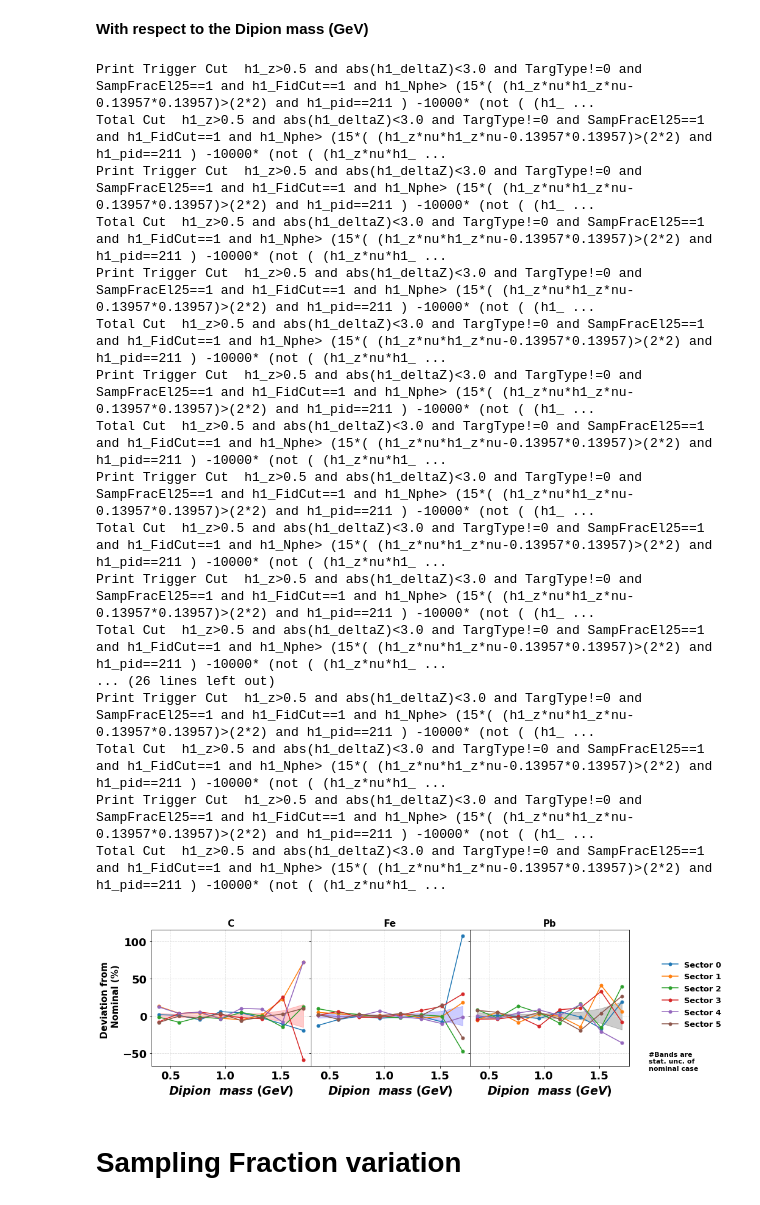
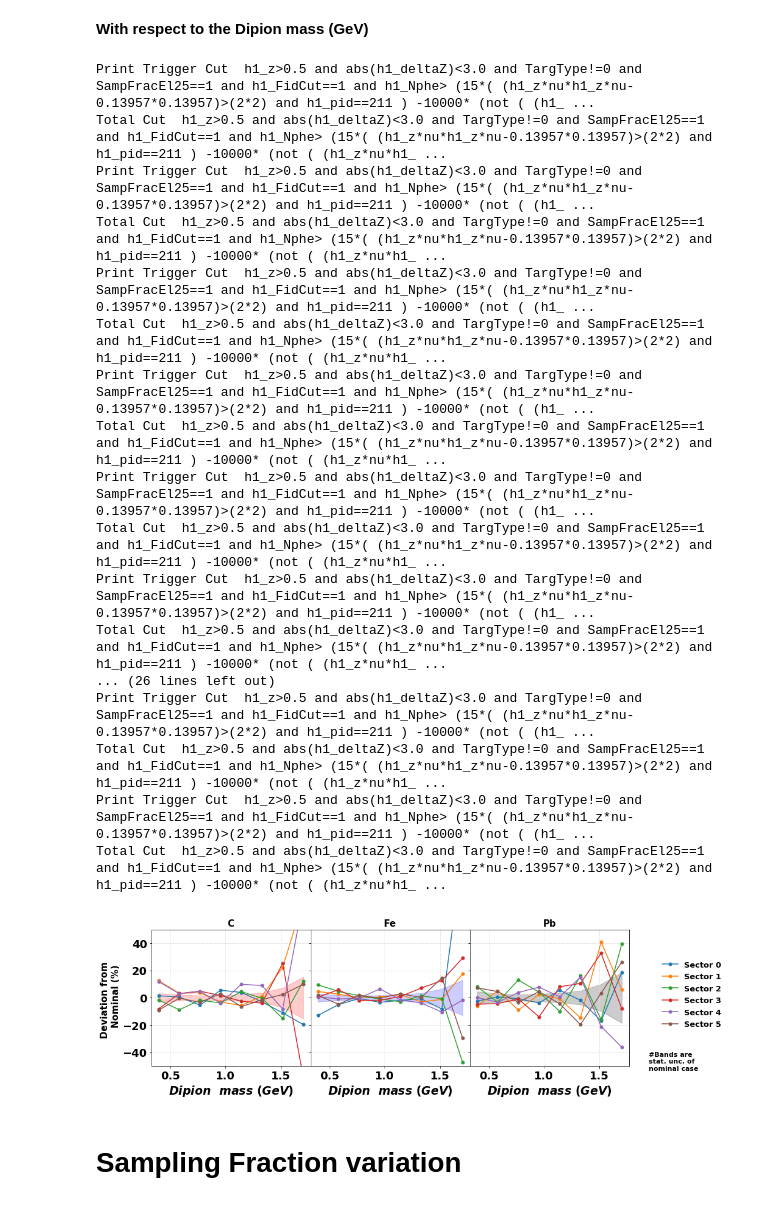
Before and after one commit to smoranvas/di-hadron, a Jupyter notebook: systStudies.ipynb, the cells around one changed output. Drawn from its saved outputs; the diff is of its cells as text; code cells hidden in the pictures.

```diff
--- a/systStudies.ipynb
+++ b/systStudies.ipynb
@@ -649,12 +649,12 @@ colorBands=['red','blue','black']
 tmp_label=['Sector 0','Sector 1','Sector 2','Sector 3','Sector 4','Sector 5']
 p_thr=2.7
 Nphe_thr=15
-Nphe_h1_cut='h1_Nphe> (%d*( (h1_z*nu*h1_z*nu-0.13957*0.13957)>(%d*%d) and h1_pid==211 ) -10000* (not ( (h1_z*nu*h1_z*nu-0.13957*0.13957)>(%d*%d) and h1_pid==211 ) ) )'%(Nphe_thr,p_thr,p_thr,p_thr,p_thr)
-Nphe_h2_cut='h2_Nphe> (%d*( (h2_z*nu*h2_z*nu-0.13957*0.13957)>(%d*%d) and h2_pid==211 ) -10000* (not ( (h2_z*nu*h2_z*nu-0.13957*0.13957)>(%d*%d) and h2_pid==211 ) ) )'%(Nphe_thr,p_thr,p_thr,p_thr,p_thr)
-Chi2CC_h1_cut='h1_Chi2CC < (0.08726*( (h1_z*nu*h1_z*nu-0.13957*0.13957)>(%d*%d) and h1_pid==211 ) +10000* (not ( (h1_z*nu*h1_z*nu-0.13957*0.13957)>(%d*%d) and h1_pid==211 ) ) )'%(p_thr,p_thr,p_thr,p_thr)
-Chi2CC_h2_cut='h2_Chi2CC < (0.08726*( (h2_z*nu*h2_z*nu-0.13957*0.13957)>(%d*%d) and h2_pid==211 ) +10000* (not ( (h2_z*nu*h2_z*nu-0.13957*0.13957)>(%d*%d) and h2_pid==211 ) ) )'%(p_thr,p_thr,p_thr,p_thr)
-StatCC_h1_cut='h1_StatCC>((( (h1_z*nu*h1_z*nu-0.13957*0.13957)>(%d*%d) and h1_pid==211 ) -1 ))'%(p_thr,p_thr)
-StatCC_h2_cut='h2_StatCC>((( (h2_z*nu*h2_z*nu-0.13957*0.13957)>(%d*%d) and h2_pid==211 ) -1 ))'%(p_thr,p_thr)
+Nphe_h1_cut='h1_Nphe> (%d*( (h1_z*nu*h1_z*nu-0.13957*0.13957)>(%f*%f) and h1_pid==211 ) -10000* (not ( (h1_z*nu*h1_z*nu-0.13957*0.13957)>(%f*%f) and h1_pid==211 ) ) )'%(Nphe_thr,p_thr,p_thr,p_thr,p_thr)
+Nphe_h2_cut='h2_Nphe> (%d*( (h2_z*nu*h2_z*nu-0.13957*0.13957)>(%f*%f) and h2_pid==211 ) -10000* (not ( (h2_z*nu*h2_z*nu-0.13957*0.13957)>(%f*%f) and h2_pid==211 ) ) )'%(Nphe_thr,p_thr,p_thr,p_thr,p_thr)
+Chi2CC_h1_cut='h1_Chi2CC < (0.08726*( (h1_z*nu*h1_z*nu-0.13957*0.13957)>(%f*%f) and h1_pid==211 ) +10000* (not ( (h1_z*nu*h1_z*nu-0.13957*0.13957)>(%f*%f) and h1_pid==211 ) ) )'%(p_thr,p_thr,p_thr,p_thr)
+Chi2CC_h2_cut='h2_Chi2CC < (0.08726*( (h2_z*nu*h2_z*nu-0.13957*0.13957)>(%f*%f) and h2_pid==211 ) +10000* (not ( (h2_z*nu*h2_z*nu-0.13957*0.13957)>(%f*%f) and h2_pid==211 ) ) )'%(p_thr,p_thr,p_thr,p_thr)
+StatCC_h1_cut='h1_StatCC>((( (h1_z*nu*h1_z*nu-0.13957*0.13957)>(%f*%f) and h1_pid==211 ) -1 ))'%(p_thr,p_thr)
+StatCC_h2_cut='h2_StatCC>((( (h2_z*nu*h2_z*nu-0.13957*0.13957)>(%f*%f) and h2_pid==211 ) -1 ))'%(p_thr,p_thr)
 
 pair_cut_nom  ='and h1_z>0.5 and abs(h2_deltaZ)<3.0 and abs(h1_deltaZ)<3.0 and TargType!=0 and SampFracEl25==1 and h1_FidCut==1 and h2_FidCut==1 and %s and %s and %s and %s and %s and %s'%(Nphe_h1_cut, Nphe_h2_cut,Chi2CC_h1_cut,Chi2CC_h2_cut,StatCC_h1_cut, StatCC_h2_cut)
 trigger_cut_nom   ='h1_z>0.5 and abs(h1_deltaZ)<3.0 and TargType!=0 and SampFracEl25==1 and h1_FidCut==1 and %s and %s and %s  '%(Nphe_h1_cut, Chi2CC_h1_cut,StatCC_h1_cut)
@@ -745,6 +745,7 @@ for i,j in enumerate(['C','Fe','Pb']):
     axs[i].set_title('%s'%j,fontsize=15,fontweight="bold")
     axs[i].set_xlabel('$z_{2}$',fontsize=19,fontweight="bold")
 axs[0].set_ylabel('Deviation from \n Nominal (%)',fontsize=15,fontweight="bold")
+axs[0].set_ylim(-50,50)
 fig.text(0.88, 0.15, '#Bands are \nstat. unc. of \nnominal case', fontsize=11, va='center')
 plt.savefig('diH_Sectors_z2.pdf', bbox_inches='tight')
 plt.savefig('diH_Sectors_z2.png', bbox_inches='tight')
@@ -777,12 +778,12 @@ colorBands=['red','blue','black']
 tmp_label=['Sector 0','Sector 1','Sector 2','Sector 3','Sector 4','Sector 5']
 p_thr=2.7
 Nphe_thr=15
-Nphe_h1_cut='h1_Nphe> (%d*( (h1_z*nu*h1_z*nu-0.13957*0.13957)>(%d*%d) and h1_pid==211 ) -10000* (not ( (h1_z*nu*h1_z*nu-0.13957*0.13957)>(%d*%d) and h1_pid==211 ) ) )'%(Nphe_thr,p_thr,p_thr,p_thr,p_thr)
-Nphe_h2_cut='h2_Nphe> (%d*( (h2_z*nu*h2_z*nu-0.13957*0.13957)>(%d*%d) and h2_pid==211 ) -10000* (not ( (h2_z*nu*h2_z*nu-0.13957*0.13957)>(%d*%d) and h2_pid==211 ) ) )'%(Nphe_thr,p_thr,p_thr,p_thr,p_thr)
-Chi2CC_h1_cut='h1_Chi2CC < (0.08726*( (h1_z*nu*h1_z*nu-0.13957*0.13957)>(%d*%d) and h1_pid==211 ) +10000* (not ( (h1_z*nu*h1_z*nu-0.13957*0.13957)>(%d*%d) and h1_pid==211 ) ) )'%(p_thr,p_thr,p_thr,p_thr)
-Chi2CC_h2_cut='h2_Chi2CC < (0.08726*( (h2_z*nu*h2_z*nu-0.13957*0.13957)>(%d*%d) and h2_pid==211 ) +10000* (not ( (h2_z*nu*h2_z*nu-0.13957*0.13957)>(%d*%d) and h2_pid==211 ) ) )'%(p_thr,p_thr,p_thr,p_thr)
-StatCC_h1_cut='h1_StatCC>((( (h1_z*nu*h1_z*nu-0.13957*0.13957)>(%d*%d) and h1_pid==211 ) -1 ))'%(p_thr,p_thr)
-StatCC_h2_cut='h2_StatCC>((( (h2_z*nu*h2_z*nu-0.13957*0.13957)>(%d*%d) and h2_pid==211 ) -1 ))'%(p_thr,p_thr)
+Nphe_h1_cut='h1_Nphe> (%d*( (h1_z*nu*h1_z*nu-0.13957*0.13957)>(%f*%f) and h1_pid==211 ) -10000* (not ( (h1_z*nu*h1_z*nu-0.13957*0.13957)>(%f*%f) and h1_pid==211 ) ) )'%(Nphe_thr,p_thr,p_thr,p_thr,p_thr)
+Nphe_h2_cut='h2_Nphe> (%d*( (h2_z*nu*h2_z*nu-0.13957*0.13957)>(%f*%f) and h2_pid==211 ) -10000* (not ( (h2_z*nu*h2_z*nu-0.13957*0.13957)>(%f*%f) and h2_pid==211 ) ) )'%(Nphe_thr,p_thr,p_thr,p_thr,p_thr)
+Chi2CC_h1_cut='h1_Chi2CC < (0.08726*( (h1_z*nu*h1_z*nu-0.13957*0.13957)>(%f*%f) and h1_pid==211 ) +10000* (not ( (h1_z*nu*h1_z*nu-0.13957*0.13957)>(%f*%f) and h1_pid==211 ) ) )'%(p_thr,p_thr,p_thr,p_thr)
+Chi2CC_h2_cut='h2_Chi2CC < (0.08726*( (h2_z*nu*h2_z*nu-0.13957*0.13957)>(%f*%f) and h2_pid==211 ) +10000* (not ( (h2_z*nu*h2_z*nu-0.13957*0.13957)>(%f*%f) and h2_pid==211 ) ) )'%(p_thr,p_thr,p_thr,p_thr)
+StatCC_h1_cut='h1_StatCC>((( (h1_z*nu*h1_z*nu-0.13957*0.13957)>(%f*%f) and h1_pid==211 ) -1 ))'%(p_thr,p_thr)
+StatCC_h2_cut='h2_StatCC>((( (h2_z*nu*h2_z*nu-0.13957*0.13957)>(%f*%f) and h2_pid==211 ) -1 ))'%(p_thr,p_thr)
 
 pair_cut_nom  ='and h1_z>0.5 and abs(h2_deltaZ)<3.0 and abs(h1_deltaZ)<3.0 and TargType!=0 and SampFracEl25==1 and h1_FidCut==1 and h2_FidCut==1 and %s and %s and %s and %s and %s and %s'%(Nphe_h1_cut, Nphe_h2_cut,Chi2CC_h1_cut,Chi2CC_h2_cut,StatCC_h1_cut, StatCC_h2_cut)
 trigger_cut_nom   ='h1_z>0.5 and abs(h1_deltaZ)<3.0 and TargType!=0 and SampFracEl25==1 and h1_FidCut==1 and %s and %s and %s  '%(Nphe_h1_cut, Chi2CC_h1_cut,StatCC_h1_cut)
@@ -876,6 +877,7 @@ for i,j in enumerate(['C','Fe','Pb']):
     axs[i].set_xlabel('$|\Delta\phi_{pq}|$ $[rad]$',fontsize=19,fontweight="bold")
 axs[0].set_ylabel('Deviation from \n Nominal (%)',fontsize=15,fontweight="bold")
 fig.text(0.88, 0.15, '#Bands are \nstat. unc. of \nnominal case', fontsize=11, va='center')
+axs[0].set_ylim(-50,50)
 plt.savefig('diH_Sectors_dphi.pdf', bbox_inches='tight')
 plt.savefig('diH_Sectors_dphi.png', bbox_inches='tight')
 plt.show()
@@ -906,12 +908,12 @@ colorBands=['red','blue','black']
 tmp_label=['Sector 0','Sector 1','Sector 2','Sector 3','Sector 4','Sector 5']
 p_thr=2.7
 Nphe_thr=15
-Nphe_h1_cut='h1_Nphe> (%d*( (h1_z*nu*h1_z*nu-0.13957*0.13957)>(%d*%d) and h1_pid==211 ) -10000* (not ( (h1_z*nu*h1_z*nu-0.13957*0.13957)>(%d*%d) and h1_pid==211 ) ) )'%(Nphe_thr,p_thr,p_thr,p_thr,p_thr)
-Nphe_h2_cut='h2_Nphe> (%d*( (h2_z*nu*h2_z*nu-0.13957*0.13957)>(%d*%d) and h2_pid==211 ) -10000* (not ( (h2_z*nu*h2_z*nu-0.13957*0.13957)>(%d*%d) and h2_pid==211 ) ) )'%(Nphe_thr,p_thr,p_thr,p_thr,p_thr)
-Chi2CC_h1_cut='h1_Chi2CC < (0.08726*( (h1_z*nu*h1_z*nu-0.13957*0.13957)>(%d*%d) and h1_pid==211 ) +10000* (not ( (h1_z*nu*h1_z*nu-0.13957*0.13957)>(%d*%d) and h1_pid==211 ) ) )'%(p_thr,p_thr,p_thr,p_thr)
-Chi2CC_h2_cut='h2_Chi2CC < (0.08726*( (h2_z*nu*h2_z*nu-0.13957*0.13957)>(%d*%d) and h2_pid==211 ) +10000* (not ( (h2_z*nu*h2_z*nu-0.13957*0.13957)>(%d*%d) and h2_pid==211 ) ) )'%(p_thr,p_thr,p_thr,p_thr)
-StatCC_h1_cut='h1_StatCC>((( (h1_z*nu*h1_z*nu-0.13957*0.13957)>(%d*%d) and h1_pid==211 ) -1 ))'%(p_thr,p_thr)
-StatCC_h2_cut='h2_StatCC>((( (h2_z*nu*h2_z*nu-0.13957*0.13957)>(%d*%d) and h2_pid==211 ) -1 ))'%(p_thr,p_thr)
+Nphe_h1_cut='h1_Nphe> (%d*( (h1_z*nu*h1_z*nu-0.13957*0.13957)>(%f*%f) and h1_pid==211 ) -10000* (not ( (h1_z*nu*h1_z*nu-0.13957*0.13957)>(%f*%f) and h1_pid==211 ) ) )'%(Nphe_thr,p_thr,p_thr,p_thr,p_thr)
+Nphe_h2_cut='h2_Nphe> (%d*( (h2_z*nu*h2_z*nu-0.13957*0.13957)>(%f*%f) and h2_pid==211 ) -10000* (not ( (h2_z*nu*h2_z*nu-0.13957*0.13957)>(%f*%f) and h2_pid==211 ) ) )'%(Nphe_thr,p_thr,p_thr,p_thr,p_thr)
+Chi2CC_h1_cut='h1_Chi2CC < (0.08726*( (h1_z*nu*h1_z*nu-0.13957*0.13957)>(%f*%f) and h1_pid==211 ) +10000* (not ( (h1_z*nu*h1_z*nu-0.13957*0.13957)>(%f*%f) and h1_pid==211 ) ) )'%(p_thr,p_thr,p_thr,p_thr)
+Chi2CC_h2_cut='h2_Chi2CC < (0.08726*( (h2_z*nu*h2_z*nu-0.13957*0.13957)>(%f*%f) and h2_pid==211 ) +10000* (not ( (h2_z*nu*h2_z*nu-0.13957*0.13957)>(%f*%f) and h2_pid==211 ) ) )'%(p_thr,p_thr,p_thr,p_thr)
+StatCC_h1_cut='h1_StatCC>((( (h1_z*nu*h1_z*nu-0.13957*0.13957)>(%f*%f) and h1_pid==211 ) -1 ))'%(p_thr,p_thr)
+StatCC_h2_cut='h2_StatCC>((( (h2_z*nu*h2_z*nu-0.13957*0.13957)>(%f*%f) and h2_pid==211 ) -1 ))'%(p_thr,p_thr)
 
 pair_cut_nom  ='and h1_z>0.5 and abs(h2_deltaZ)<3.0 and abs(h1_deltaZ)<3.0 and TargType!=0 and SampFracEl25==1 and h1_FidCut==1 and h2_FidCut==1 and %s and %s and %s and %s and %s and %s'%(Nphe_h1_cut, Nphe_h2_cut,Chi2CC_h1_cut,Chi2CC_h2_cut,StatCC_h1_cut, StatCC_h2_cut)
 trigger_cut_nom   ='h1_z>0.5 and abs(h1_deltaZ)<3.0 and TargType!=0 and SampFracEl25==1 and h1_FidCut==1 and %s and %s and %s  '%(Nphe_h1_cut, Chi2CC_h1_cut,StatCC_h1_cut)
@@ -999,34 +1001,35 @@ for i,target in enumerate(['C','Fe','Pb']):
     axs[i].grid(axis="y",color='gainsboro', linestyle='dashed')
 
 plt.subplots_adjust(right=0.85, top=0.9)
 fig.legend(loc='upper right',ncol=1,frameon=False,fontsize=13, title='\n', title_fontsize=30)
 for i,j in enumerate(['C','Fe','Pb']):
     axs[i].set_title('%s'%j,fontsize=15,fontweight="bold")
     axs[i].set_xlabel('$Dipion$  $mass$ $(GeV)$',fontsize=19,fontweight="bold")
 axs[0].set_ylabel('Deviation from \n Nominal (%)',fontsize=15,fontweight="bold")
 fig.text(0.88, 0.15, '#Bands are \nstat. unc. of \nnominal case', fontsize=11, va='center')
+axs[0].set_ylim(-50,50)
 plt.savefig('diH_Sectors_dpionMass.pdf', bbox_inches='tight')
 plt.savefig('diH_Sectors_dpionMass.png', bbox_inches='tight')
 plt.show()
 # %% [output]
 Print Trigger Cut  h1_z>0.5 and abs(h1_deltaZ)<3.0 and TargType!=0 and SampFracEl25==1 and h1_FidCut==1 and h1_Nphe> (15*( (h1_z*nu*h1_z*nu-0.13957*0.13957)>(2*2) and h1_pid==211 ) -10000* (not ( (h1_ ...
 Total Cut  h1_z>0.5 and abs(h1_deltaZ)<3.0 and TargType!=0 and SampFracEl25==1 and h1_FidCut==1 and h1_Nphe> (15*( (h1_z*nu*h1_z*nu-0.13957*0.13957)>(2*2) and h1_pid==211 ) -10000* (not ( (h1_z*nu*h1_ ...
 Print Trigger Cut  h1_z>0.5 and abs(h1_deltaZ)<3.0 and TargType!=0 and SampFracEl25==1 and h1_FidCut==1 and h1_Nphe> (15*( (h1_z*nu*h1_z*nu-0.13957*0.13957)>(2*2) and h1_pid==211 ) -10000* (not ( (h1_ ...
 Total Cut  h1_z>0.5 and abs(h1_deltaZ)<3.0 and TargType!=0 and SampFracEl25==1 and h1_FidCut==1 and h1_Nphe> (15*( (h1_z*nu*h1_z*nu-0.13957*0.13957)>(2*2) and h1_pid==211 ) -10000* (not ( (h1_z*nu*h1_ ...
 Print Trigger Cut  h1_z>0.5 and abs(h1_deltaZ)<3.0 and TargType!=0 and SampFracEl25==1 and h1_FidCut==1 and h1_Nphe> (15*( (h1_z*nu*h1_z*nu-0.13957*0.13957)>(2*2) and h1_pid==211 ) -10000* (not ( (h1_ ...
 Total Cut  h1_z>0.5 and abs(h1_deltaZ)<3.0 and TargType!=0 and SampFracEl25==1 and h1_FidCut==1 and h1_Nphe> (15*( (h1_z*nu*h1_z*nu-0.13957*0.13957)>(2*2) and h1_pid==211 ) -10000* (not ( (h1_z*nu*h1_ ...
 Print Trigger Cut  h1_z>0.5 and abs(h1_deltaZ)<3.0 and TargType!=0 and SampFracEl25==1 and h1_FidCut==1 and h1_Nphe> (15*( (h1_z*nu*h1_z*nu-0.13957*0.13957)>(2*2) and h1_pid==211 ) -10000* (not ( (h1_ ...
 Total Cut  h1_z>0.5 and abs(h1_deltaZ)<3.0 and TargType!=0 and SampFracEl25==1 and h1_FidCut==1 and h1_Nphe> (15*( (h1_z*nu*h1_z*nu-0.13957*0.13957)>(2*2) and h1_pid==211 ) -10000* (not ( (h1_z*nu*h1_ ...
 Print Trigger Cut  h1_z>0.5 and abs(h1_deltaZ)<3.0 and TargType!=0 and SampFracEl25==1 and h1_FidCut==1 and h1_Nphe> (15*( (h1_z*nu*h1_z*nu-0.13957*0.13957)>(2*2) and h1_pid==211 ) -10000* (not ( (h1_ ...
 Total Cut  h1_z>0.5 and abs(h1_deltaZ)<3.0 and TargType!=0 and SampFracEl25==1 and h1_FidCut==1 and h1_Nphe> (15*( (h1_z*nu*h1_z*nu-0.13957*0.13957)>(2*2) and h1_pid==211 ) -10000* (not ( (h1_z*nu*h1_ ...
 Print Trigger Cut  h1_z>0.5 and abs(h1_deltaZ)<3.0 and TargType!=0 and SampFracEl25==1 and h1_FidCut==1 and h1_Nphe> (15*( (h1_z*nu*h1_z*nu-0.13957*0.13957)>(2*2) and h1_pid==211 ) -10000* (not ( (h1_ ...
 Total Cut  h1_z>0.5 and abs(h1_deltaZ)<3.0 and TargType!=0 and SampFracEl25==1 and h1_FidCut==1 and h1_Nphe> (15*( (h1_z*nu*h1_z*nu-0.13957*0.13957)>(2*2) and h1_pid==211 ) -10000* (not ( (h1_z*nu*h1_ ...
 ... (26 lines left out)
 Print Trigger Cut  h1_z>0.5 and abs(h1_deltaZ)<3.0 and TargType!=0 and SampFracEl25==1 and h1_FidCut==1 and h1_Nphe> (15*( (h1_z*nu*h1_z*nu-0.13957*0.13957)>(2*2) and h1_pid==211 ) -10000* (not ( (h1_ ...
 Total Cut  h1_z>0.5 and abs(h1_deltaZ)<3.0 and TargType!=0 and SampFracEl25==1 and h1_FidCut==1 and h1_Nphe> (15*( (h1_z*nu*h1_z*nu-0.13957*0.13957)>(2*2) and h1_pid==211 ) -10000* (not ( (h1_z*nu*h1_ ...
 Print Trigger Cut  h1_z>0.5 and abs(h1_deltaZ)<3.0 and TargType!=0 and SampFracEl25==1 and h1_FidCut==1 and h1_Nphe> (15*( (h1_z*nu*h1_z*nu-0.13957*0.13957)>(2*2) and h1_pid==211 ) -10000* (not ( (h1_ ...
 Total Cut  h1_z>0.5 and abs(h1_deltaZ)<3.0 and TargType!=0 and SampFracEl25==1 and h1_FidCut==1 and h1_Nphe> (15*( (h1_z*nu*h1_z*nu-0.13957*0.13957)>(2*2) and h1_pid==211 ) -10000* (not ( (h1_z*nu*h1_ ...
-[figure, old version]
+[figure, new version]
 # %% [markdown]
 # Sampling Fraction variation
 # %%
```
Also changed, not shown: parts of 38 cells of this notebook.
